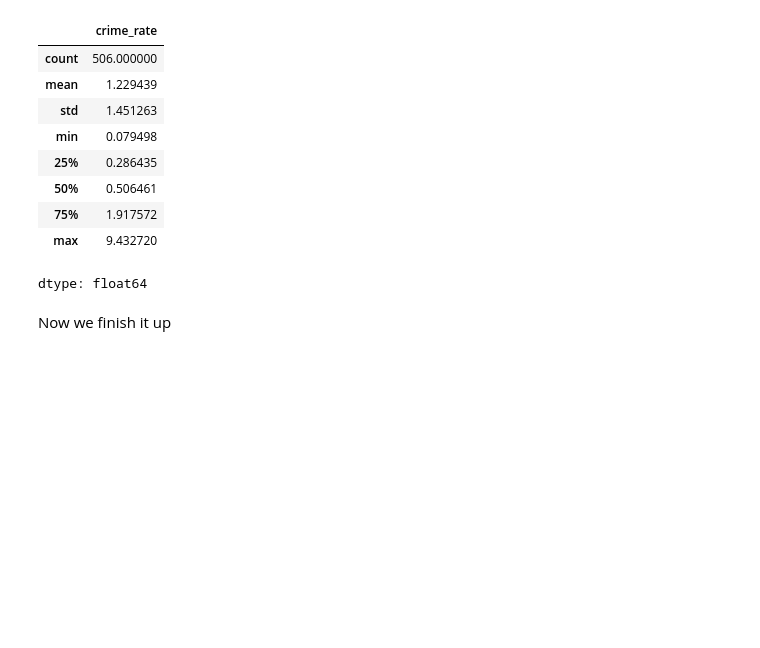
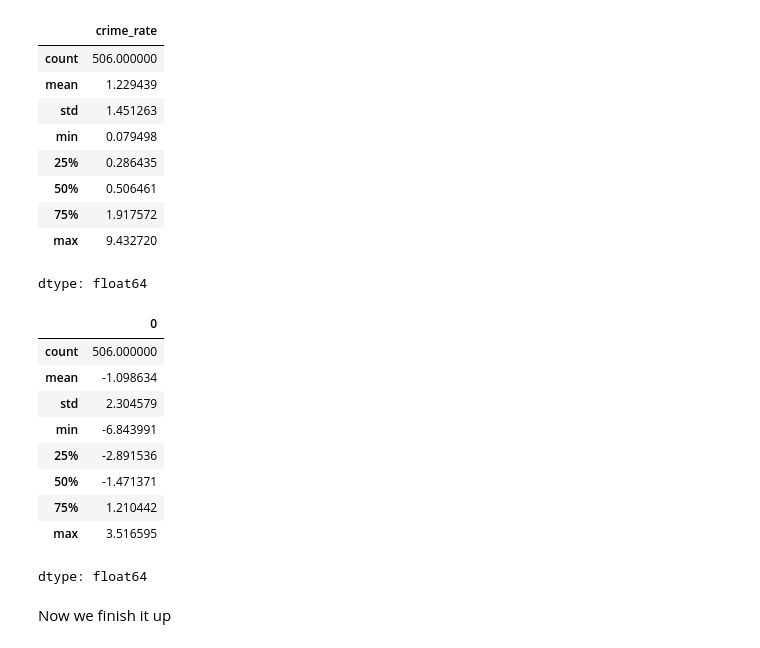
Before and after one commit to Dennis-224/Data_cleaning, a Jupyter notebook: Copy_of_Data_cleaning_with_pandas_numpy_and_seaborn.ipynb, the cells around one changed output. Saved outputs shown, nothing was run; the diff lists cells and outputs as text; code cells hidden in the pictures; blank space fills up the shorter version.

```diff
--- a/Copy_of_Data_cleaning_with_pandas_numpy_and_seaborn.ipynb
+++ b/Copy_of_Data_cleaning_with_pandas_numpy_and_seaborn.ipynb
@@ -317,5 +313,19 @@ np.sqrt(df.crime_rate).describe()
 | 75% | 1.917572 |
 | max | 9.432720 |
 dtype: float64
+# %%
+from scipy.stats import boxcox
+pd.Series(boxcox(df['crime_rate'])[0].tolist()).describe()
+# %% [output]
+|  | 0 |
+| count | 506.000000 |
+| mean | -1.098634 |
+| std | 2.304579 |
+| min | -6.843991 |
+| 25% | -2.891536 |
+| 50% | -1.471371 |
+| 75% | 1.210442 |
+| max | 3.516595 |
+dtype: float64
 # %% [markdown]
 Now we finish it up
```
Also changed, not shown: parts of 101 cells of this notebook.
